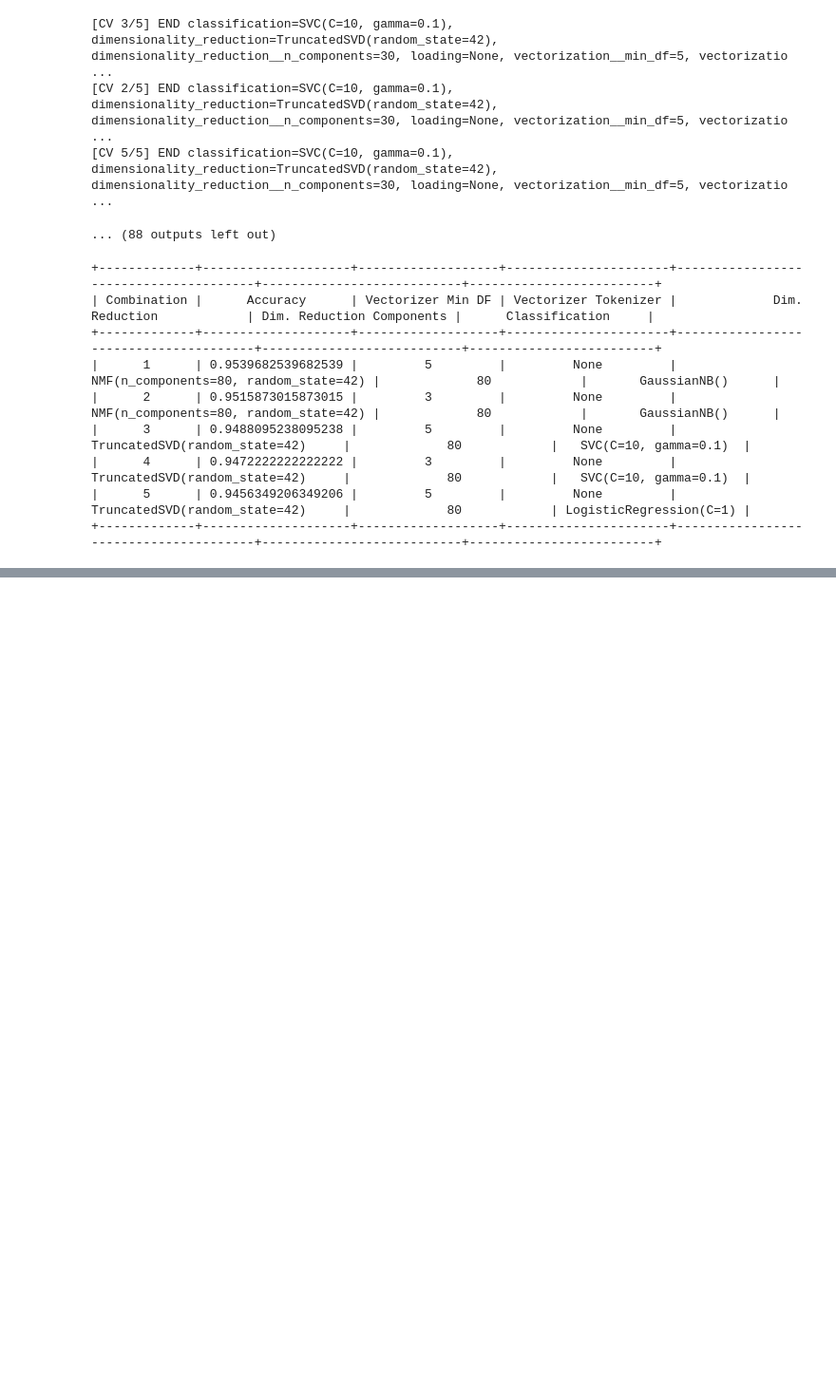
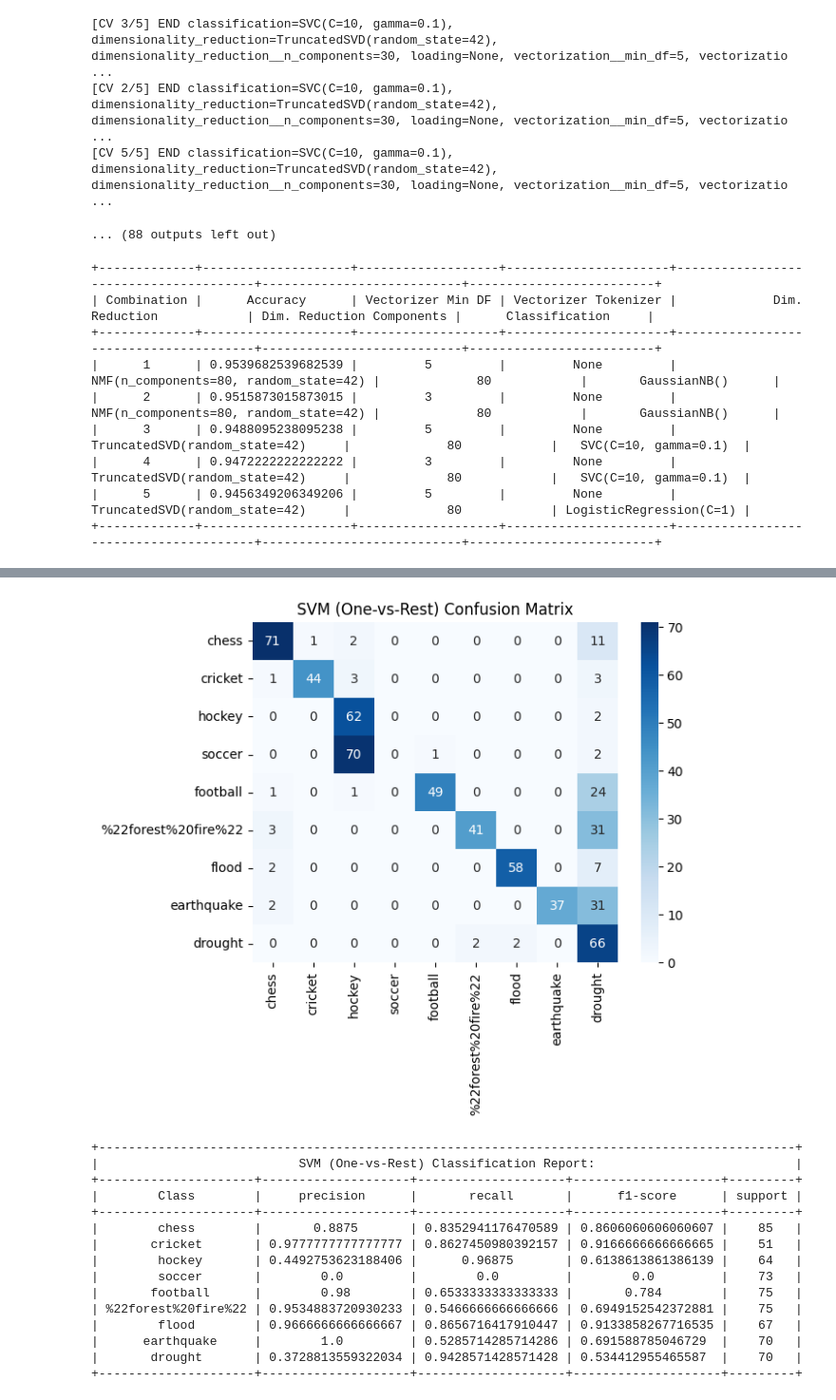
Before and after one commit to snawshad97/2023_2_Large-Scale-Data-Mining_ECE219, a Jupyter notebook: Projects/Project1/Project1_SNawshad_Q6-Q9.ipynb, the cells around one changed output, grey strips where cells are left out. Shown at 95% size. Cells and saved outputs as stored; diff of their text form; code cells hidden in the pictures; blank space fills up the shorter version.

```diff
--- a/Projects/Project1/Project1_SNawshad_Q6-Q9.ipynb
+++ b/Projects/Project1/Project1_SNawshad_Q6-Q9.ipynb
@@ -784,0 +892,37 @@ dict_keys(['classification', 'dimensionality_reduction', 'dimensionality_reducti
+# %%
+########## Question 9 - Multiclass Classification - Train and test a multiclass SVM classifier with one-vs-rest approach
+svm_ovr_clf = SVC(kernel='linear', decision_function_shape='ovr')
+svm_ovr_clf.fit(X_train, y_train)
+y_pred_svm_ovr = svm_ovr_clf.predict(X_test)
+
+# Print SVM (One-vs-Rest) confusion matrix with heatmap
+svm_ovr_cm = confusion_matrix(y_test, y_pred_svm_ovr)
+sns.heatmap(svm_ovr_cm, annot=True, cmap="Blues", fmt='g', xticklabels=list(map_row_to_class.values()), yticklabels=list(map_row_to_class.values()))
+plt.title('SVM (One-vs-Rest) Confusion Matrix')
+plt.show()
+
+# Print SVM (One-vs-Rest) classification report with prettytable
+svm_ovr_cr = classification_report(y_test, y_pred_svm_ovr, target_names=list(map_row_to_class.values()), output_dict=True)
+svm_ovr_pt = PrettyTable()
+svm_ovr_pt.field_names = ["Class"] + list(svm_ovr_cr[list(map_row_to_class.values())[0]].keys())
+for label in map_row_to_class.values():
+    svm_ovr_pt.add_row([label] + list(svm_ovr_cr[label].values()))
+svm_ovr_pt.title = "SVM (One-vs-Rest) Classification Report:"
+print(svm_ovr_pt)
+# %% [output]
+[figure, added]
++----------------------------------------------------------------------------------------------+
+|                           SVM (One-vs-Rest) Classification Report:                           |
++---------------------+--------------------+--------------------+--------------------+---------+
+|        Class        |     precision      |       recall       |      f1-score      | support |
++---------------------+--------------------+--------------------+--------------------+---------+
+|        chess        |       0.8875       | 0.8352941176470589 | 0.8606060606060607 |    85   |
+|       cricket       | 0.9777777777777777 | 0.8627450980392157 | 0.9166666666666665 |    51   |
+|        hockey       | 0.4492753623188406 |      0.96875       | 0.6138613861386139 |    64   |
+|        soccer       |        0.0         |        0.0         |        0.0         |    73   |
+|       football      |        0.98        | 0.6533333333333333 |       0.784        |    75   |
+| %22forest%20fire%22 | 0.9534883720930233 | 0.5466666666666666 | 0.6949152542372881 |    75   |
+|        flood        | 0.9666666666666667 | 0.8656716417910447 | 0.9133858267716535 |    67   |
+|      earthquake     |        1.0         | 0.5285714285714286 | 0.691588785046729  |    70   |
+|       drought       | 0.3728813559322034 | 0.9428571428571428 | 0.534412955465587  |    70   |
++---------------------+--------------------+--------------------+--------------------+---------+
```
Also changed, not shown: parts of 5 cells of this notebook.
